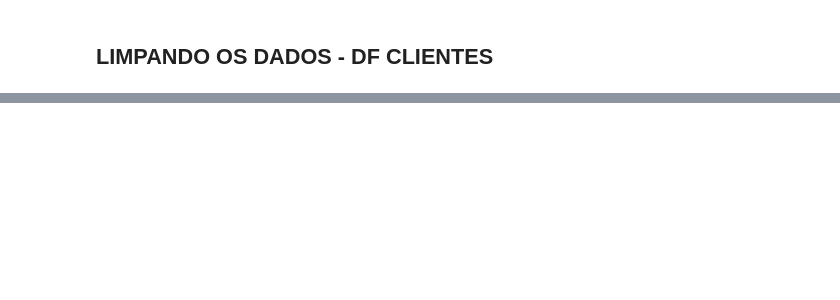
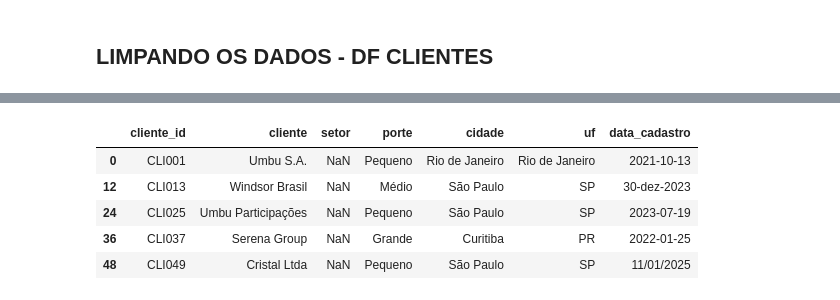
Before and after one commit to Carolaynebarret/DataConnect, a Jupyter notebook: Untitled24.ipynb, the cells around one changed output, grey strips where cells are left out. Saved outputs shown, nothing was run; the diff lists cells and outputs as text; code cells hidden in the pictures; blank space fills up the shorter version.

```diff
--- a/Untitled24.ipynb
+++ b/Untitled24.ipynb
@@ -469,0 +504,10 @@ display(df_analistas)
+# %%
+# visualizando os clientes com os dados faltantes
+df_clientes[df_clientes['setor'].isnull()]
+# %% [output]
+|  | cliente_id | cliente | setor | porte | cidade | uf | data_cadastro |
+| 0 | CLI001 | Umbu S.A. | NaN | Pequeno | Rio de Janeiro | Rio de Janeiro | 2021-10-13 |
+| 12 | CLI013 | Windsor Brasil | NaN | Médio | São Paulo | SP | 30-dez-2023 |
+| 24 | CLI025 | Umbu Participações | NaN | Pequeno | São Paulo | SP | 2023-07-19 |
+| 36 | CLI037 | Serena Group | NaN | Grande | Curitiba | PR | 2022-01-25 |
+| 48 | CLI049 | Cristal Ltda | NaN | Pequeno | São Paulo | SP | 11/01/2025 |
```
Also changed, not shown: parts of 13 cells of this notebook.
